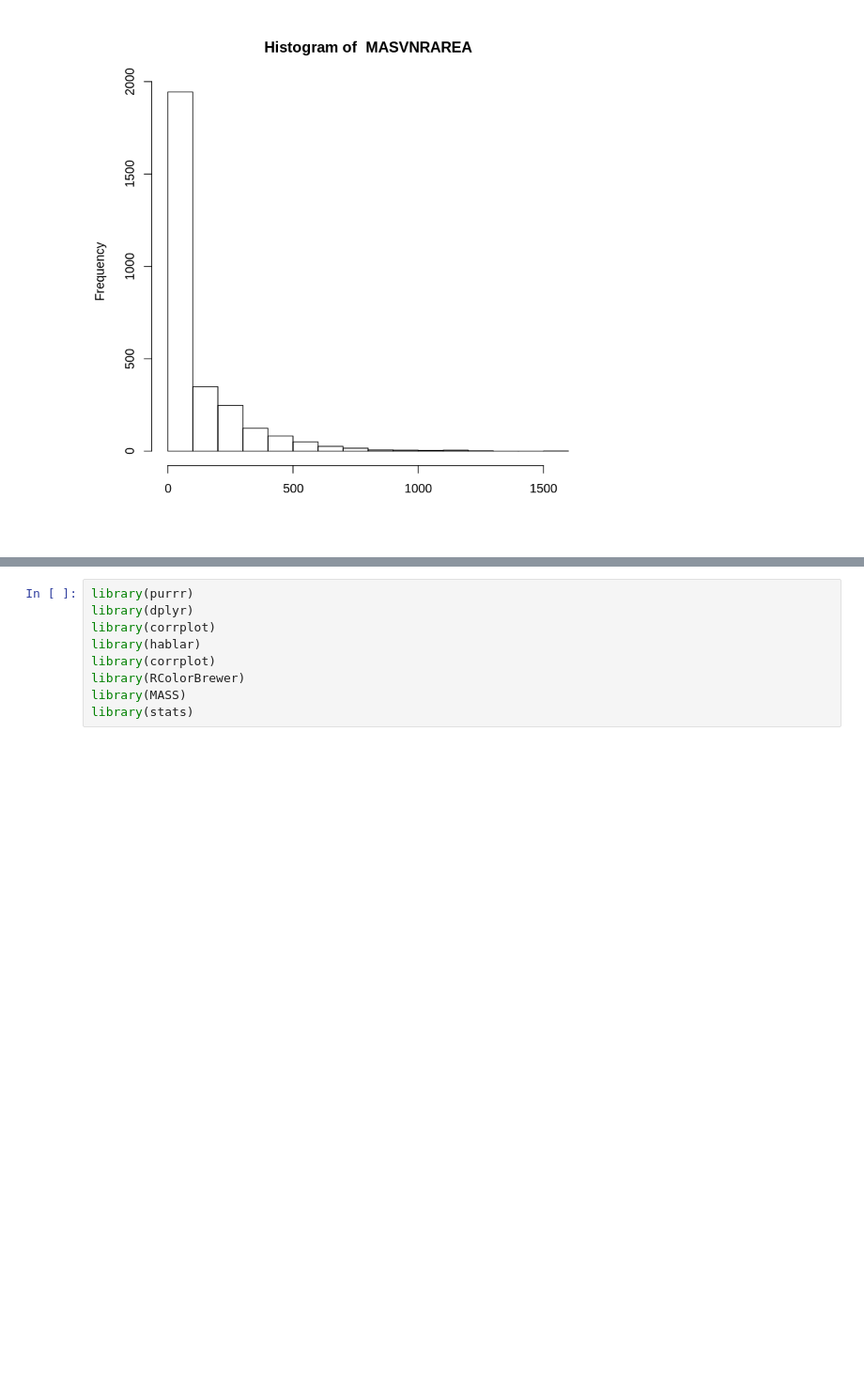
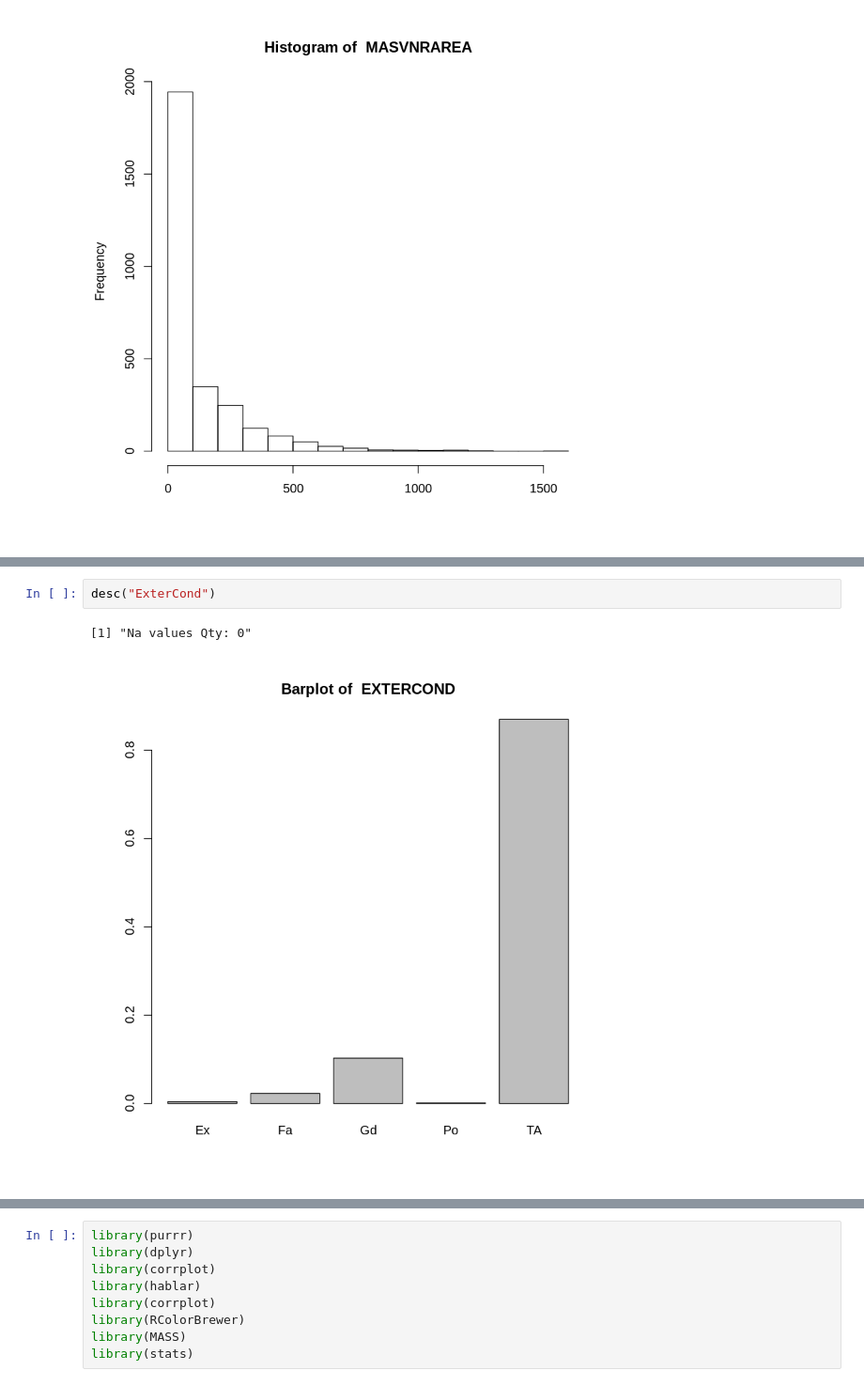
Before and after one commit to amirsaleem1990/Statistics, a Jupyter notebook: House-Prices-Advanced-Regression-Techniques-kaggle-compitation/Untitled1.ipynb, the cells around one changed output, grey strips where cells are left out. Shown at 94% size. Drawn from its saved outputs; the diff is of its cells as text; blank space fills up the shorter version.

```diff
--- a/House-Prices-Advanced-Regression-Techniques-kaggle-compitation/Untitled1.ipynb
+++ b/House-Prices-Advanced-Regression-Techniques-kaggle-compitation/Untitled1.ipynb
@@ -250,0 +258,5 @@ desc("MasVnrArea")
+# %%
+desc("ExterCond")
+# %% [output]
+[1] "Na values Qty: 0"
+[figure, added]
```
Also changed, not shown: parts of 4 cells of this notebook.
